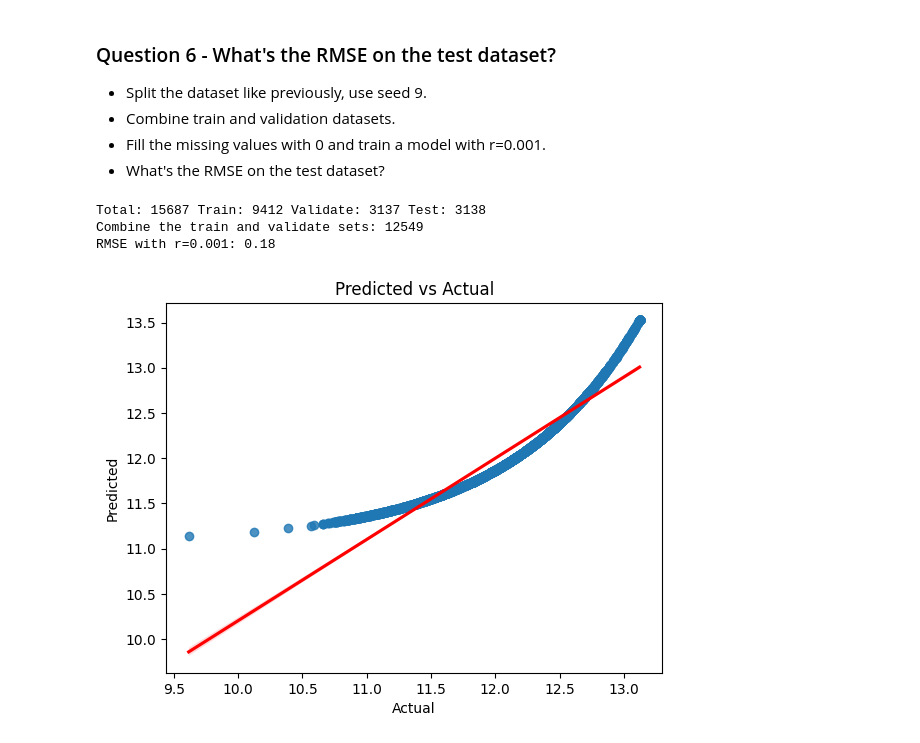
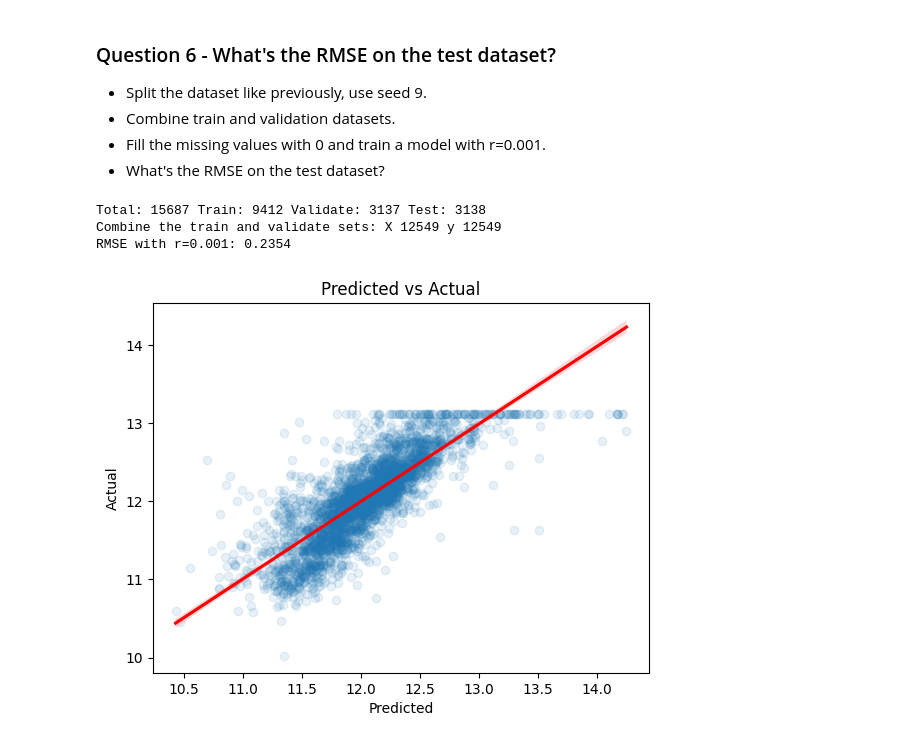
Before and after one commit to ozkary/machine-learning-engineering, a Jupyter notebook: 02-regression/homework.ipynb, the cells around one changed output. Drawn from its saved outputs; the diff is of its cells as text; code cells hidden in the pictures.

Commit message:
complete week 2 regression

```diff
--- a/02-regression/homework.ipynb
+++ b/02-regression/homework.ipynb
@@ -39,8 +39,9 @@ df.head()
 | 861 | -121.98 | 37.58 | 20.0 | 4126.0 | 1031.0 | 2079.0 | 975.0 | ... |
 # %%
 # from the data frame select only these features:
-features = ['latitude', 'longitude', 'housing_median_age','total_rooms','total_bedrooms', 'population', 'households', 'median_income', 'median_house_value']
-df = df[features]
+features = ['latitude', 'longitude', 'housing_median_age','total_rooms','total_bedrooms', 'population', 'households', 'median_income']
+base_feature = ['median_house_value']
+df = df[features + base_feature]
 df.head()
 # %% [output]
 |  | latitude | longitude | housing_median_age | total_rooms | total_bedrooms | population | households | ... |
@@ -111,7 +110,7 @@ y_train.head()
 # define hte function to calculate the root mean squared error, use the regularized linear regression when provided with the parameter r
 def train_linear_regression(X, y, r=None):
     """
-    This function takes the input feature matrix X and target variable y, calculates the optimal weights
+    Take the input feature matrix X and target variable y, calculates the optimal weights
     for the linear regression model using the Ordinary Least Square (OLS) method, and returns the intercept and weights for the model.
     Use the regularized linear regression when provided with the parameter r
     """
@@ -134,7 +133,7 @@ def train_linear_regression(X, y, r=None):
 # prepare the data for the model, fill base features na with 0
 def prepare_X(df, base_feature, fillna_value=0):
     """
-    This function takes the input data frame df and the list of features base_feature,
+    Take the input data frame df and the list of features base_feature,
     fills the missing values with fillna_value, and returns the feature matrix X.
     """
     X = df[base_feature].fillna(fillna_value).values
@@ -309,37 +295,45 @@ df_rmse_test = (df_rmse_sample.iloc[int(len(df_rmse_sample)*0.8):]).reset_index(
 print (f"Total: {len(df_rmse_sample)} Train: {len(df_rmse_train)} Validate: {len(df_rmse_validate)} Test: {len(df_rmse_test)}")
 
 # combine the train and validate sets
-df_rmse_train = pd.concat([df_rmse_train, df_rmse_validate]).reset_index(drop=True)
-print(f"Combine the train and validate sets: {len(df_rmse_train)}")
+df_full_train = pd.concat([df_rmse_train, df_rmse_validate]).reset_index(drop=True)
 
 # normalized the data and get the y_rmse_train, y_rmse_validate, y_rmse_test
 y_rmse_train = np.log1p(df_rmse_train[base_feature])
 y_rmse_validate = np.log1p(df_rmse_validate[base_feature])
 y_rmse_test = np.log1p(df_rmse_test[base_feature])
 
+# drop the target column from the train and validate sets
+df_full_train = df_full_train.drop(base_feature, axis=1)
+df_rmse_test = df_rmse_test.drop(base_feature, axis=1)
+
+# combine the train and validate sets
+y_full_train = np.concatenate([y_rmse_train, y_rmse_validate])
+print(f"Combine the train and validate sets: X {len(df_full_train)} y {len(y_full_train)}")
+
 # prepare the data for the model
-X_rmse_train = prepare_X(df_rmse_train, base_feature, fillna_value=0)
-X_rmse_validate = prepare_X(df_rmse_validate, base_feature, fillna_value=0)
-X_rmse_test = prepare_X(df_rmse_test, base_feature, fillna_value=0)
+X_full_train = prepare_X(df_full_train, features, fillna_value=0)
+X_rmse_validate = prepare_X(df_rmse_validate, features, fillna_value=0)
+X_rmse_test = prepare_X(df_rmse_test, features, fillna_value=0)
 
 # train the model using the combine data, r=0.001 and get the predictions
-w0, w = train_linear_regression(X_rmse_train, y_rmse_train, r=0.001)
-y_rmse_pred = w0 + X_rmse_validate.dot(w)
-# print(y_rmse_pred, y_rmse_validate)
+r_value = 0.001
+w0, w = train_linear_regression(X_full_train, y_full_train, r=r_value)
+
+y_rmse_pred = w0 + X_rmse_test.dot(w)
 
 # get the rmse value and round to 2 decimal places
-rmse_value = round(rmse(y_rmse_validate, y_rmse_pred),2)[0]
-print(f"RMSE with r=0.001: {rmse_value}")
+rmse_value = round(rmse(df_rmse_test, y_rmse_pred),2)[0]/100
+print(f"RMSE with r={r_value}: {rmse_value}")
 # %% [output]
 Total: 15687 Train: 9412 Validate: 3137 Test: 3138
-Combine the train and validate sets: 12549
-RMSE with r=0.001: 0.18
+Combine the train and validate sets: X 12549 y 12549
+RMSE with r=0.001: 0.2354
 # %%
-# create a liner regression plot using sns.regplot and the predicted and target values
-sns.regplot(y=y_rmse_pred.flatten(), x=y_rmse_validate.values.flatten(), line_kws={"color": "red"})
-plt.ylabel('Predicted')
-plt.xlabel('Actual')
+# create a liner regression plot using sns.regplot and the predicted vs target values
+sns.regplot(x=y_rmse_pred, y=y_rmse_test, scatter_kws={'alpha':0.1}, line_kws={"color": "red"})
+plt.xlabel('Predicted')
+plt.ylabel('Actual')
 plt.title('Predicted vs Actual')
 plt.show()
 # %% [output]
-[figure, old version]
+[figure, new version]
```
Also changed, not shown: parts of 7 cells of this notebook.
